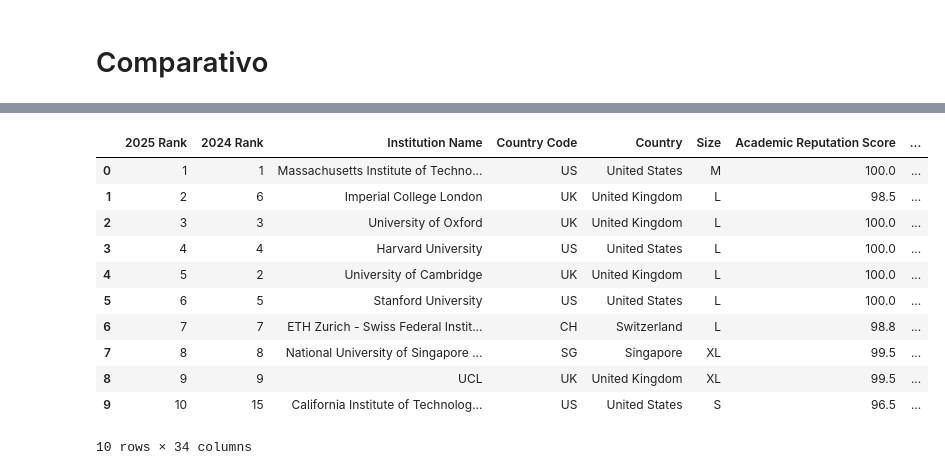
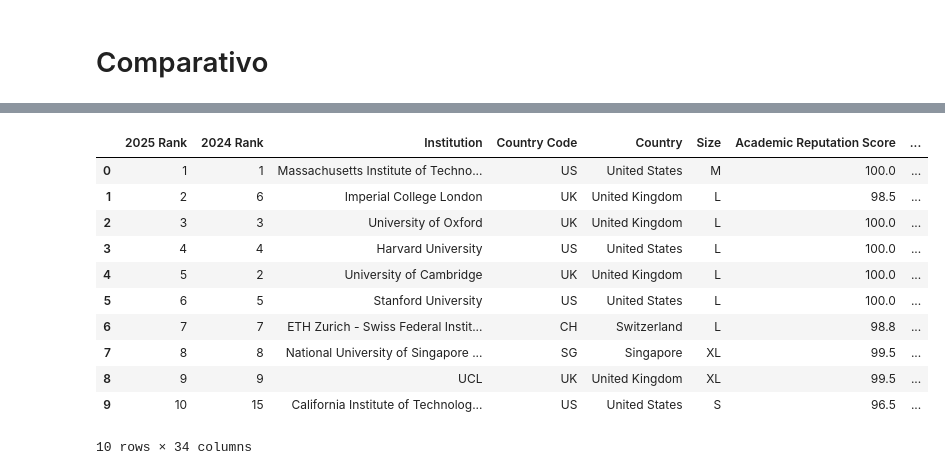
Before and after one commit to RodolfoPCruz/education_analysis, a Jupyter notebook: Comparativo/Comparativo.ipynb, the cells around one changed output, grey strips where cells are left out. Drawn from its saved outputs; the diff is of its cells as text; code cells hidden in the pictures.

```diff
--- a/Comparativo/Comparativo.ipynb
+++ b/Comparativo/Comparativo.ipynb
@@ -170,3 +159,8 @@ ranking_the.rename({'Massachusetts Institute of Technology:Massachusetts Institu
+# %%
+ranking_the["Institution"]=ranking_the["Institution"].str.strip()
+ranking_qs_2017_2022["Institution"]=ranking_qs_2017_2022["Institution"].str.strip()
+ranking_qs_2022_2025["Institution"]=ranking_qs_2022_2025["Institution"].str.strip()
+ranking_shanghai["Institution"]=ranking_shanghai["Institution"].str.strip()
 # %% [markdown]
 ## Dados Educacionais
 # %%
@@ -567,10 +569,10 @@ top10_the_2024
 | 9 | 2024 | 100 | 10 | Yale University | 94.2 | 100.0 | 94.0 | ... |
 10 rows × 28 columns
 # %%
-top10_qs_2025=ranking_qs_2022_2025[ranking_qs_2022_2025['year']==2025].iloc[:10,:].reset_index(drop=True)
+top10_qs_2025=ranking_qs_2022_2025[ranking_qs_2022_2025['Year']==2025].iloc[:10,:].reset_index(drop=True)
 top10_qs_2025
 # %% [output]
-|  | 2025 Rank | 2024 Rank | Institution Name | Country Code | Country | Size | Academic Reputation Score | ... |
+|  | 2025 Rank | 2024 Rank | Institution | Country Code | Country | Size | Academic Reputation Score | ... |
 | 0 | 1 | 1 | Massachusetts Institute of Techno... | US | United States | M | 100.0 | ... |
 | 1 | 2 | 6 | Imperial College London | UK | United Kingdom | L | 98.5 | ... |
 | 2 | 3 | 3 | University of Oxford | UK | United Kingdom | L | 100.0 | ... |
```
Also changed, not shown: parts of 20 cells of this notebook.
